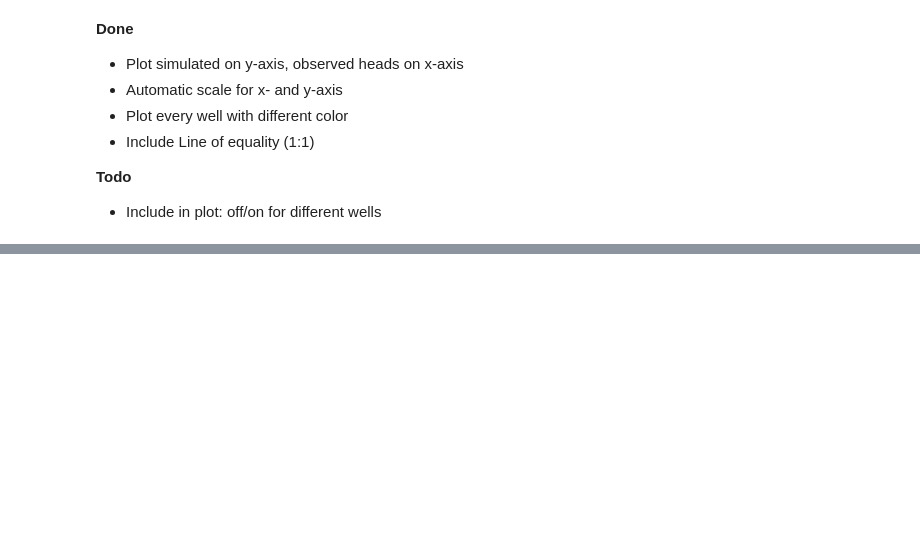
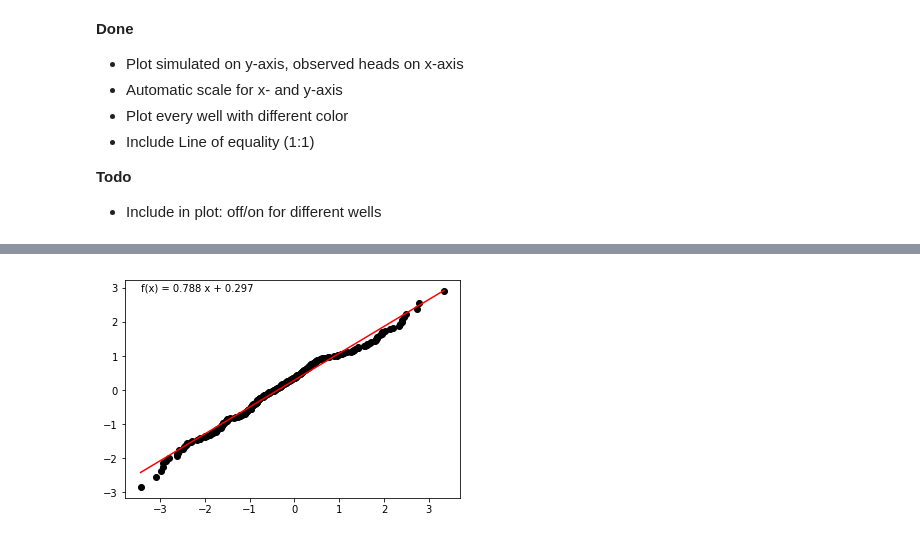
Before and after one commit to inowas/effective_groundwater_model_calibration_exercises, a Jupyter notebook: calibration/calibration.ipynb, the cells around one changed output, grey strips where cells are left out. Cells and saved outputs as stored; diff of their text form; code cells hidden in the pictures; blank space fills up the shorter version.

```diff
--- a/calibration/calibration.ipynb
+++ b/calibration/calibration.ipynb
@@ -168,0 +217,38 @@ plt.show()
+# %%
+rankedResiduals = np.sort(simulated - observed)
+
+xMin = rankedResiduals[0]
+xMax = rankedResiduals[-1]
+# %%
+def calculateNpf(x, n):
+    a = 0.5
+    if x < 11:
+        a = 3/8
+
+    return stats.norm.ppf((x-a)/(288+1-2*a))
+
+xMin = np.min(rankedResiduals)
+xMax = np.max(rankedResiduals)
+
+NPF = np.linspace(1, n, num=n)
+NPF = list(map(lambda x, n: calculateNpf(x, n), NPF, np.ones(n)*n))
+
+plt.scatter(rankedResiduals, NPF, c='k')
+
+linRegress = stats.linregress(rankedResiduals, NPF)
+
+plt.plot(
+    [xMin, xMax],
+    [
+        xMin * linRegress.slope + linRegress.intercept,
+        xMax * linRegress.slope + linRegress.intercept
+    ],
+    'r-'
+)
+
+text = "f(x) = {} x + {}".format(round(linRegress.slope,3), round(linRegress.intercept,3))
+plt.text(xMin, np.max(NPF), text)
+
+plt.show()
+# %% [output]
+[figure, added]
```
Also changed, not shown: parts of 9 cells of this notebook.
